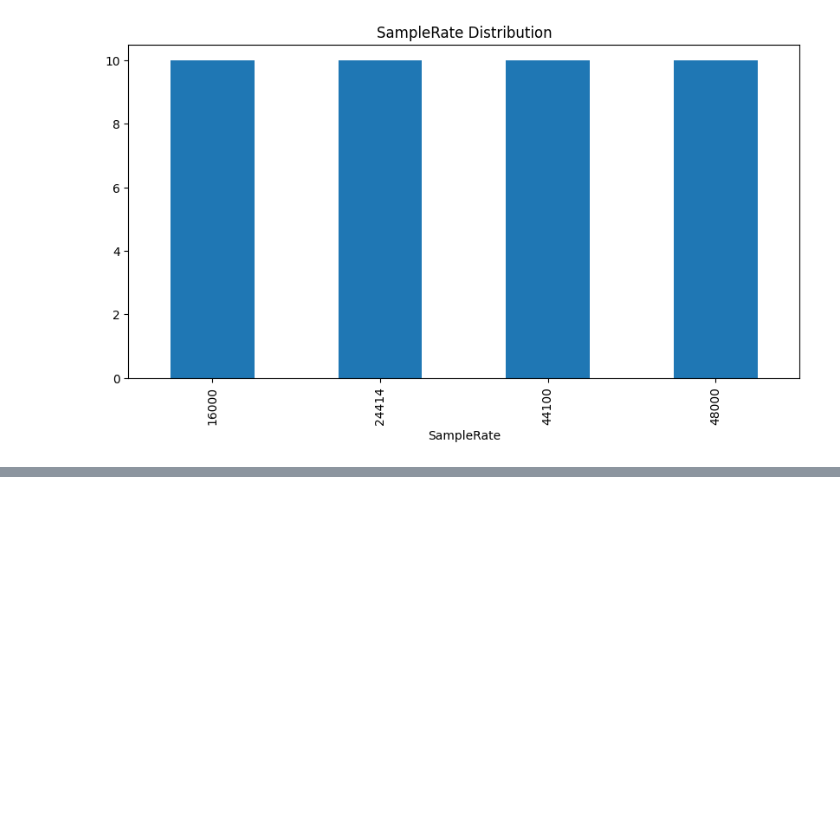
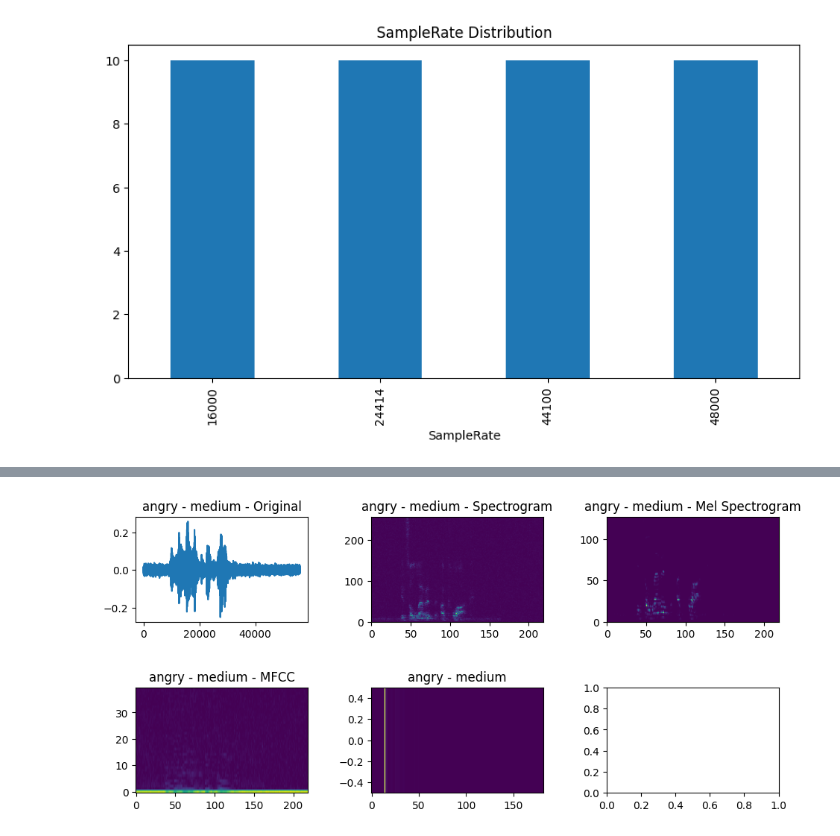
Before and after one commit to CodeBulletin/Voice-Vibe-Preprocessing, a Jupyter notebook: visulaization.ipynb, the cells around one changed output, grey strips where cells are left out. Drawn from its saved outputs; the diff is of its cells as text; code cells hidden in the pictures; blank space fills up the shorter version.

```diff
--- a/visulaization.ipynb
+++ b/visulaization.ipynb
@@ -143,0 +131,5 @@ ipd.Audio(data_p, rate=16000)
+# %%
+# Noise
+data_n = noise(data)
+draw(data_n)
+# %% [output]
@@ -143,0 +137 @@ ipd.Audio(data_p, rate=16000)
+[figure, added]
```
Also changed, not shown: parts of 23 cells of this notebook, 4 other files.
